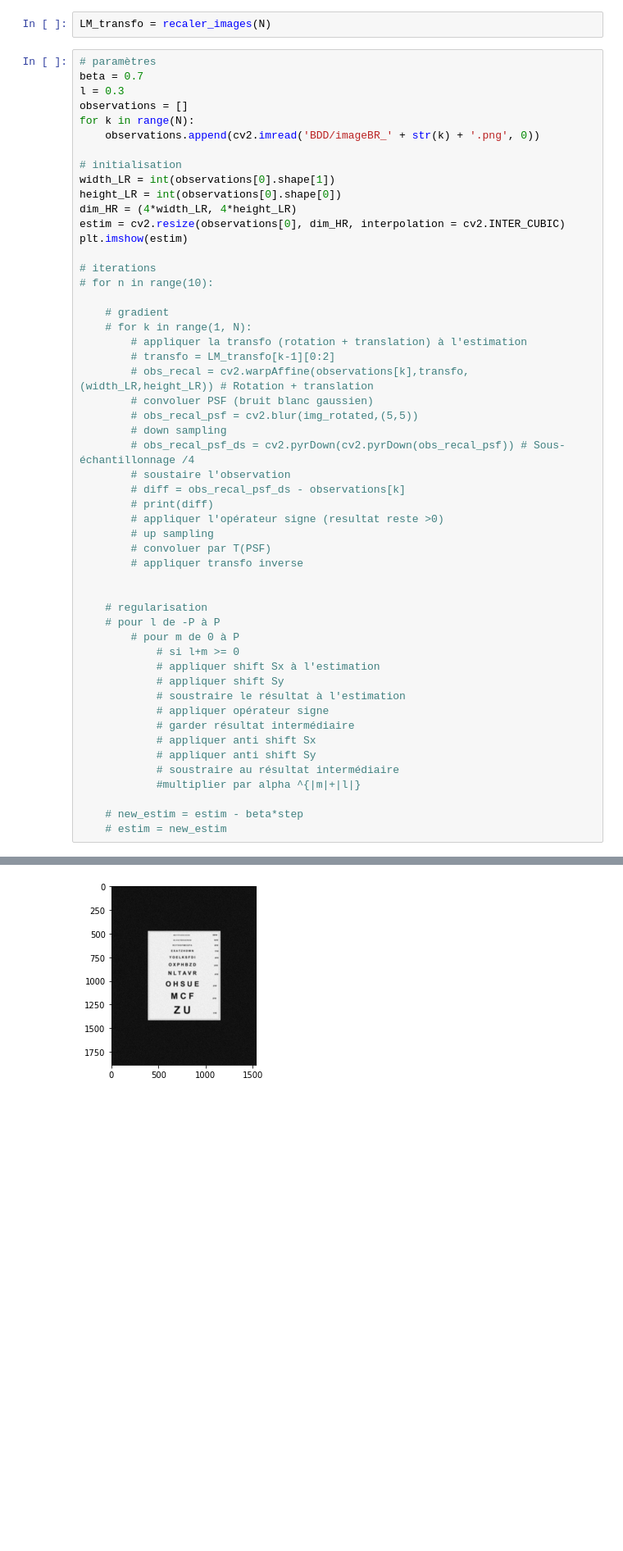
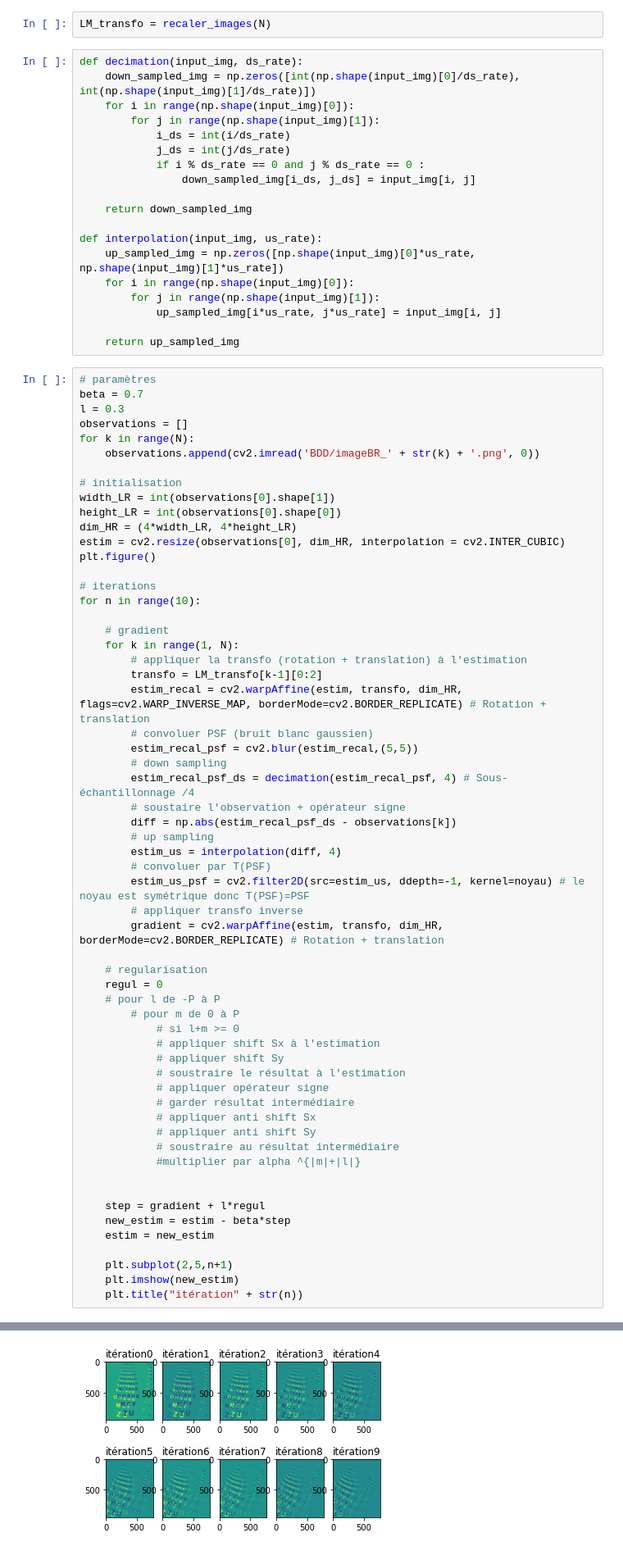
Before and after one commit to zoeducourau/Projet_fin_majeure, a Jupyter notebook: main script.ipynb, the cells around one changed output, grey strips where cells are left out. Shown at 82% size. Saved outputs shown, nothing was run; the diff lists cells and outputs as text; blank space fills up the shorter version.

Commit message:
descente de gradients sans régularisation - pb recalage

```diff
--- a/main script.ipynb
+++ b/main script.ipynb
@@ -143,6 +145,25 @@ def recaler_images (N):
     return(LM_transfo)
 # %%
 LM_transfo = recaler_images(N)
+# %%
+def decimation(input_img, ds_rate):
+    down_sampled_img = np.zeros([int(np.shape(input_img)[0]/ds_rate), int(np.shape(input_img)[1]/ds_rate)])
+    for i in range(np.shape(input_img)[0]):
+        for j in range(np.shape(input_img)[1]):
+            i_ds = int(i/ds_rate)
+            j_ds = int(j/ds_rate)
+            if i % ds_rate == 0 and j % ds_rate == 0 :
+                down_sampled_img[i_ds, j_ds] = input_img[i, j]
+
+    return down_sampled_img
+
+def interpolation(input_img, us_rate):
+    up_sampled_img = np.zeros([np.shape(input_img)[0]*us_rate, np.shape(input_img)[1]*us_rate])
+    for i in range(np.shape(input_img)[0]):
+        for j in range(np.shape(input_img)[1]):
+            up_sampled_img[i*us_rate, j*us_rate] = input_img[i, j]
+
+    return up_sampled_img
 # %%
 # paramètres
 beta = 0.7
@@ -156,30 +177,31 @@ width_LR = int(observations[0].shape[1])
 height_LR = int(observations[0].shape[0])
 dim_HR = (4*width_LR, 4*height_LR)
 estim = cv2.resize(observations[0], dim_HR, interpolation = cv2.INTER_CUBIC)
-plt.imshow(estim)
+plt.figure()
 
 # iterations
-# for n in range(10):
+for n in range(10):
 
     # gradient
-    # for k in range(1, N):
+    for k in range(1, N):
         # appliquer la transfo (rotation + translation) à l'estimation
-        # transfo = LM_transfo[k-1][0:2]
-        # obs_recal = cv2.warpAffine(observations[k],transfo,(width_LR,height_LR)) # Rotation + translation
+        transfo = LM_transfo[k-1][0:2]
+        estim_recal = cv2.warpAffine(estim, transfo, dim_HR, flags=cv2.WARP_INVERSE_MAP, borderMode=cv2.BORDER_REPLICATE) # Rotation + translation
         # convoluer PSF (bruit blanc gaussien)
-        # obs_recal_psf = cv2.blur(img_rotated,(5,5))
+        estim_recal_psf = cv2.blur(estim_recal,(5,5))
         # down sampling
-        # obs_recal_psf_ds = cv2.pyrDown(cv2.pyrDown(obs_recal_psf)) # Sous-échantillonnage /4
-        # soustaire l'observation
-        # diff = obs_recal_psf_ds - observations[k]
-        # print(diff)
-        # appliquer l'opérateur signe (resultat reste >0)
+        estim_recal_psf_ds = decimation(estim_recal_psf, 4) # Sous-échantillonnage /4
+        # soustaire l'observation + opérateur signe
+        diff = np.abs(estim_recal_psf_ds - observations[k])
         # up sampling
+        estim_us = interpolation(diff, 4)
         # convoluer par T(PSF)
+        estim_us_psf = cv2.filter2D(src=estim_us, ddepth=-1, kernel=noyau) # le noyau est symétrique donc T(PSF)=PSF
         # appliquer transfo inverse
-
+        gradient = cv2.warpAffine(estim, transfo, dim_HR, borderMode=cv2.BORDER_REPLICATE) # Rotation + translation
 
     # regularisation
+    regul = 0
     # pour l de -P à P
         # pour m de 0 à P
             # si l+m >= 0
@@ -193,6 +215,12 @@ plt.imshow(estim)
             # soustraire au résultat intermédiaire
             #multiplier par alpha ^{|m|+|l|}
 
-    # new_estim = estim - beta*step
-    # estim = new_estim
+
+    step = gradient + l*regul
+    new_estim = estim - beta*step
+    estim = new_estim
+
+    plt.subplot(2,5,n+1)
+    plt.imshow(new_estim)
+    plt.title("itération" + str(n))
 # %% [output]
@@ -202 +227 @@ ValueError: operands could not be broadcast together with shapes (472,384) (472,
-[figure, old version]
+[figure, new version]
```
Also changed, not shown: parts of 3 cells of this notebook.
